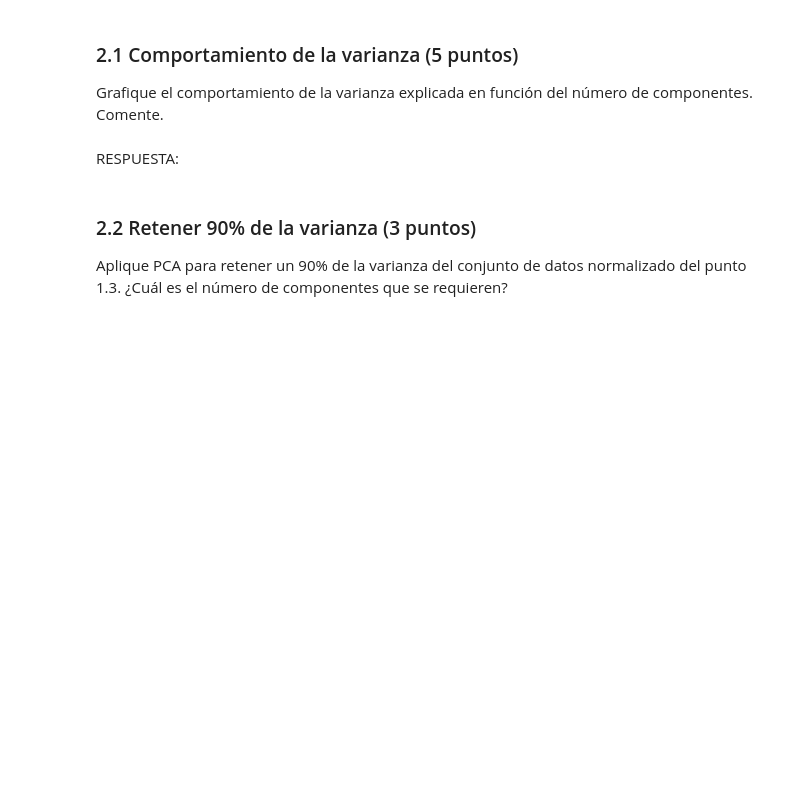
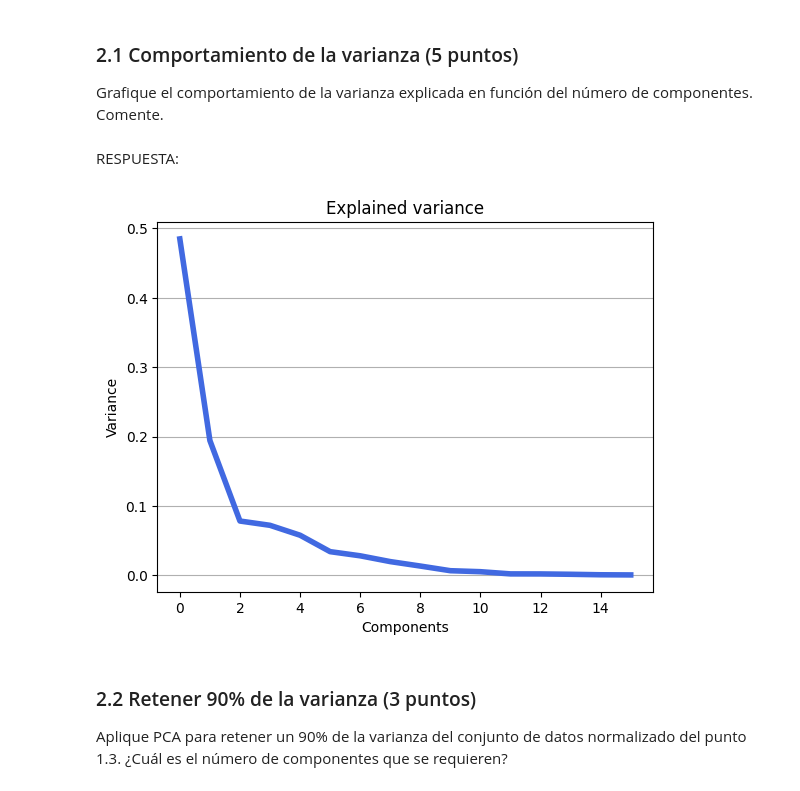
Before and after one commit to gato1108/Mineria-de-datos, a Jupyter notebook: T1/T1 mineria.ipynb, the cells around one changed output. Cells and saved outputs as stored; diff of their text form; code cells hidden in the pictures; blank space fills up the shorter version.

```diff
--- a/T1/T1 mineria.ipynb
+++ b/T1/T1 mineria.ipynb
@@ -321,6 +316,20 @@ AttributeError: 'numpy.ndarray' object has no attribute 'corr'
 Grafique el comportamiento de la varianza explicada en función del número de componentes. Comente.
 # %% [markdown]
 RESPUESTA:
+# %%
+def plot_var_curve(X):
+    plt.plot(X, lw=4, color = 'RoyalBlue')
+    plt.grid(axis='y')
+    plt.xlabel('Components')
+    plt.ylabel('Variance')
+    plt.title('Explained variance')
+
+pca = PCA(n_components=16)
+pca.fit(data_n)
+
+plot_var_curve(pca.explained_variance_ratio_)
+# %% [output]
+[figure, added]
 # %% [markdown]
 ### 2.2 Retener 90% de la varianza (3 puntos)
 
```
Also changed, not shown: parts of 17 cells of this notebook, 1 other file.
